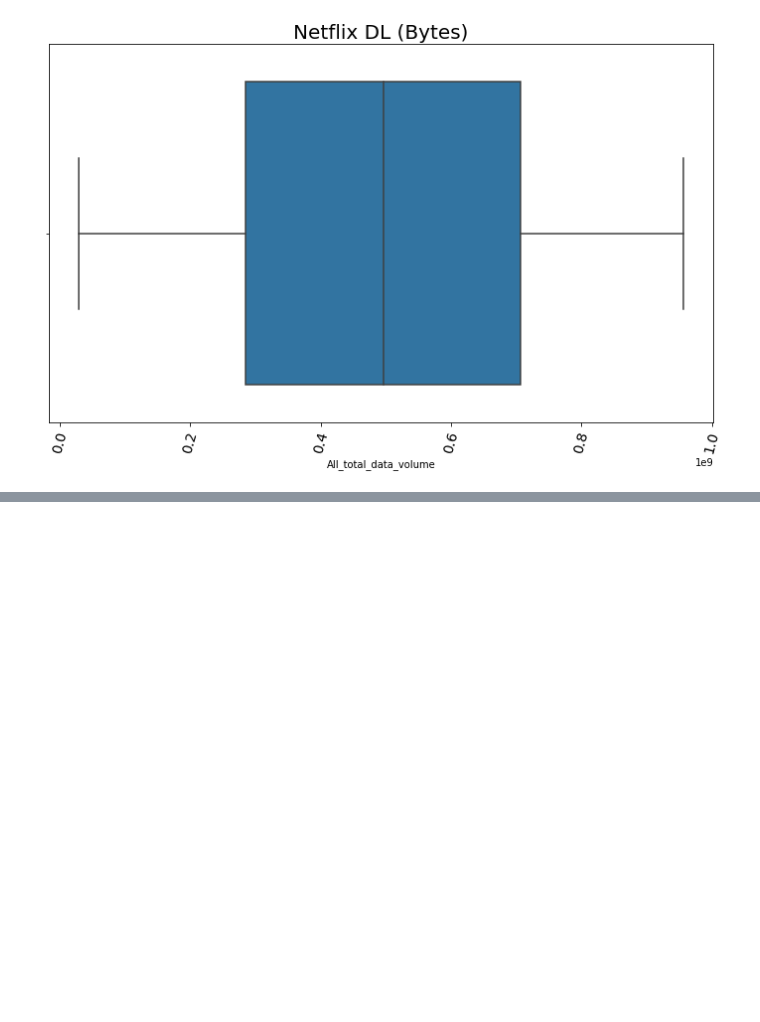
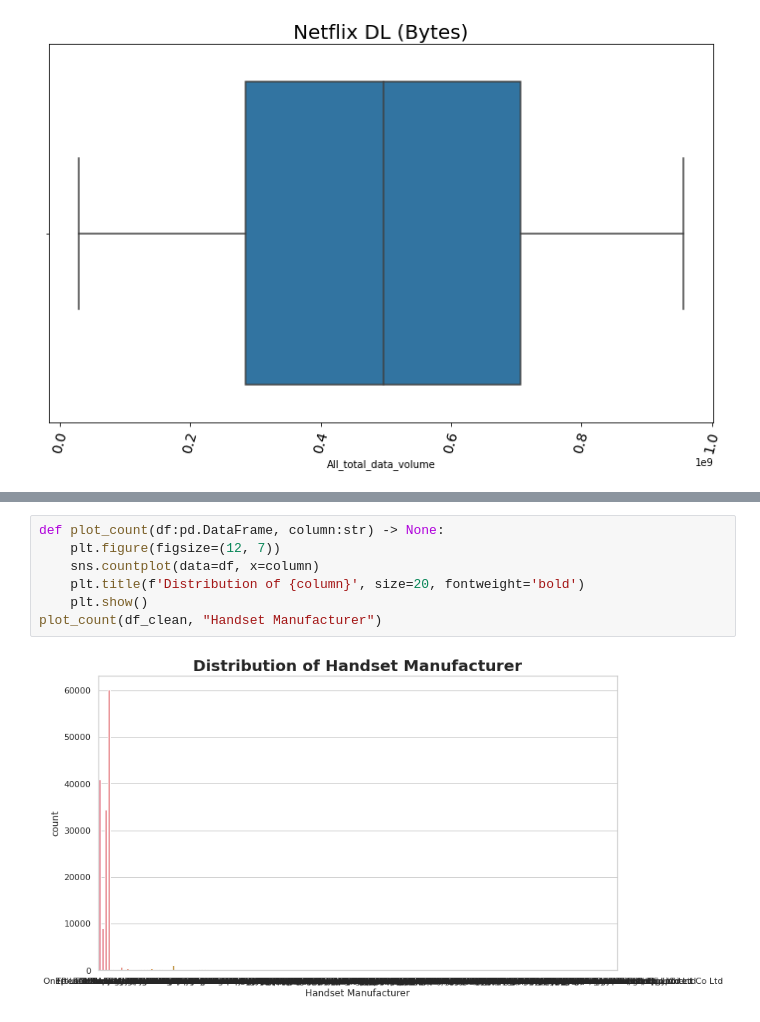
Before and after one commit to behigu/TellCo-Telecom-User-s-Data-Analysis, a Jupyter notebook: notebooks/Telco_telecom_user_data_analysis.ipynb, the cells around one changed output, grey strips where cells are left out. Cells and saved outputs as stored; diff of their text form; blank space fills up the shorter version.

```diff
--- a/notebooks/Telco_telecom_user_data_analysis.ipynb
+++ b/notebooks/Telco_telecom_user_data_analysis.ipynb
@@ -555,0 +554,9 @@ plot_box(df_clean, "All_total_data_volume", "Netflix DL (Bytes)")
+# %%
+def plot_count(df:pd.DataFrame, column:str) -> None:
+    plt.figure(figsize=(12, 7))
+    sns.countplot(data=df, x=column)
+    plt.title(f'Distribution of {column}', size=20, fontweight='bold')
+    plt.show()
+plot_count(df_clean, "Handset Manufacturer")
+# %% [output]
+[figure, added]
```
Also changed, not shown: parts of 10 cells of this notebook.
